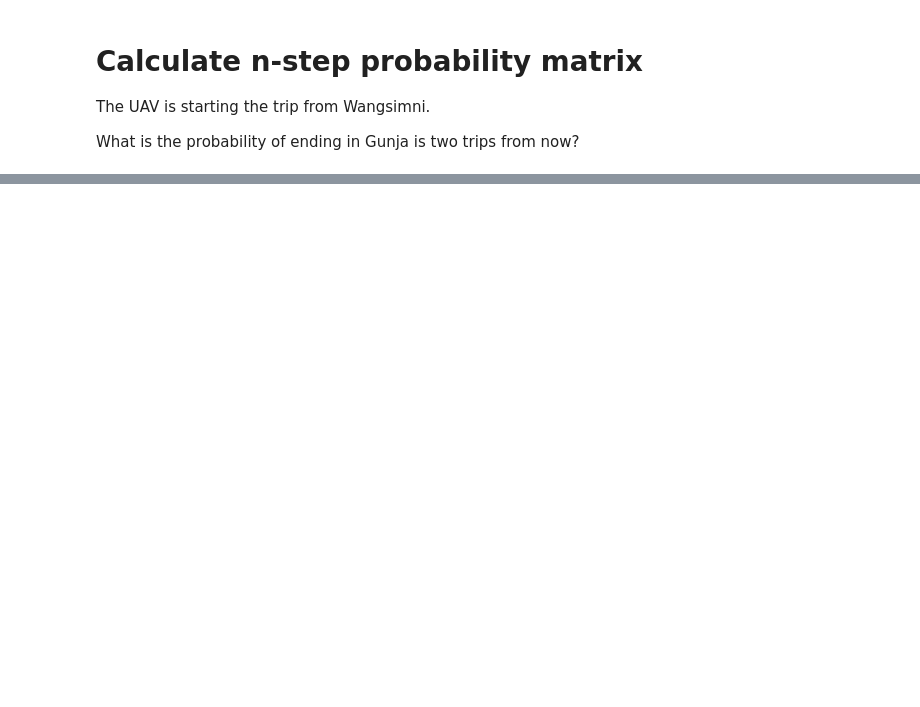
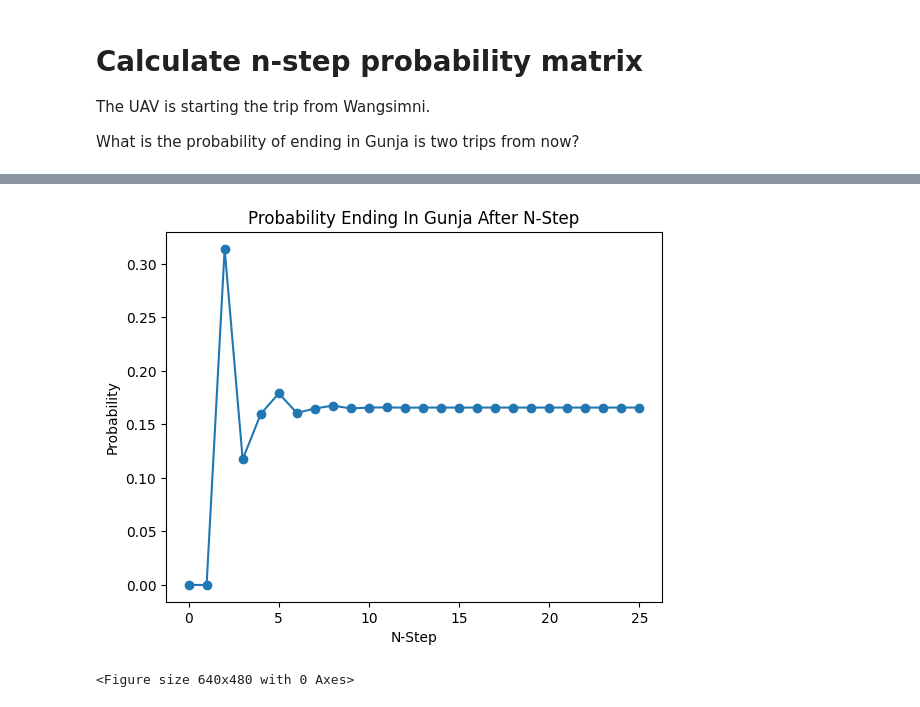
Before and after one commit to ardiantovn/markovchain, a Jupyter notebook: markovchain.ipynb, the cells around one changed output, grey strips where cells are left out. Cells and saved outputs as stored; diff of their text form; code cells hidden in the pictures; blank space fills up the shorter version.

```diff
--- a/markovchain.ipynb
+++ b/markovchain.ipynb
@@ -60,0 +65,9 @@ mc.prob_ending_region_after_n_step(matrix_df=mc.blocked_df,
+# %%
+init_region= 'Wangsimni'
+final_region= 'Gunja'
+matrix_df= mc.blocked_df
+n_step=25
+mc.plot_prob_ending(init_region, final_region, matrix_df, n_step)
+# %% [output]
+[figure, added]
+<Figure size 640x480 with 0 Axes>
```
Also changed, not shown: parts of 5 cells of this notebook, 35 other files.
